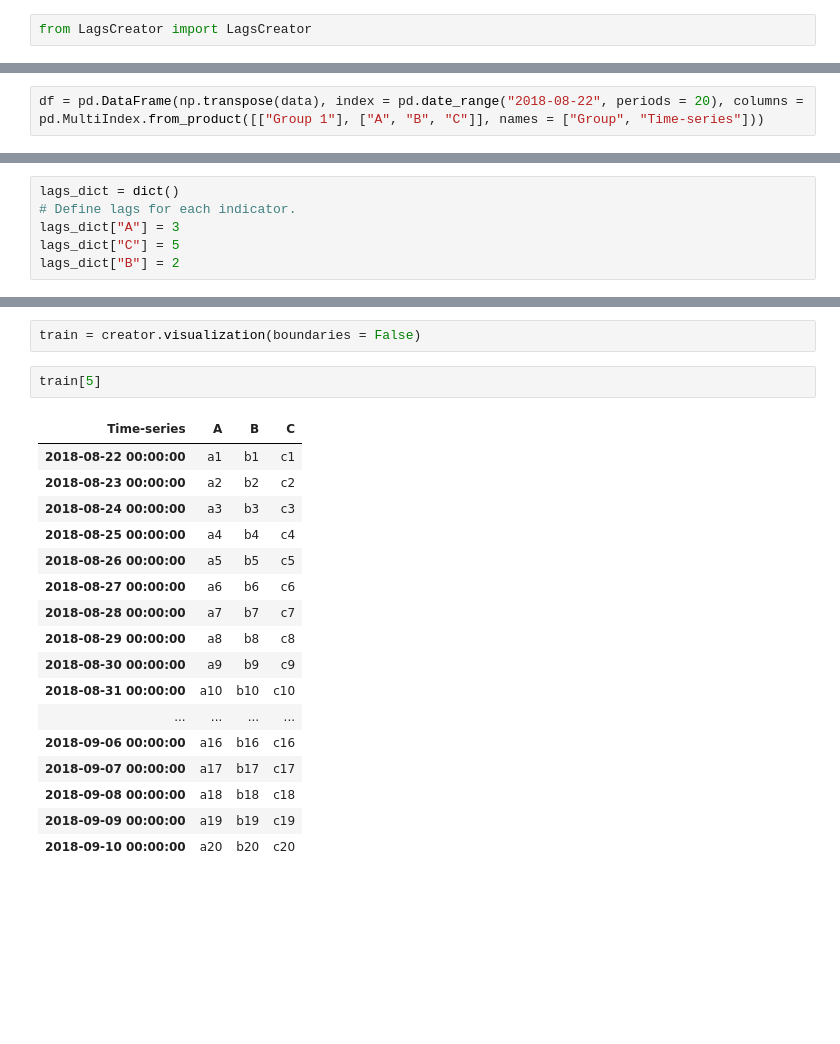
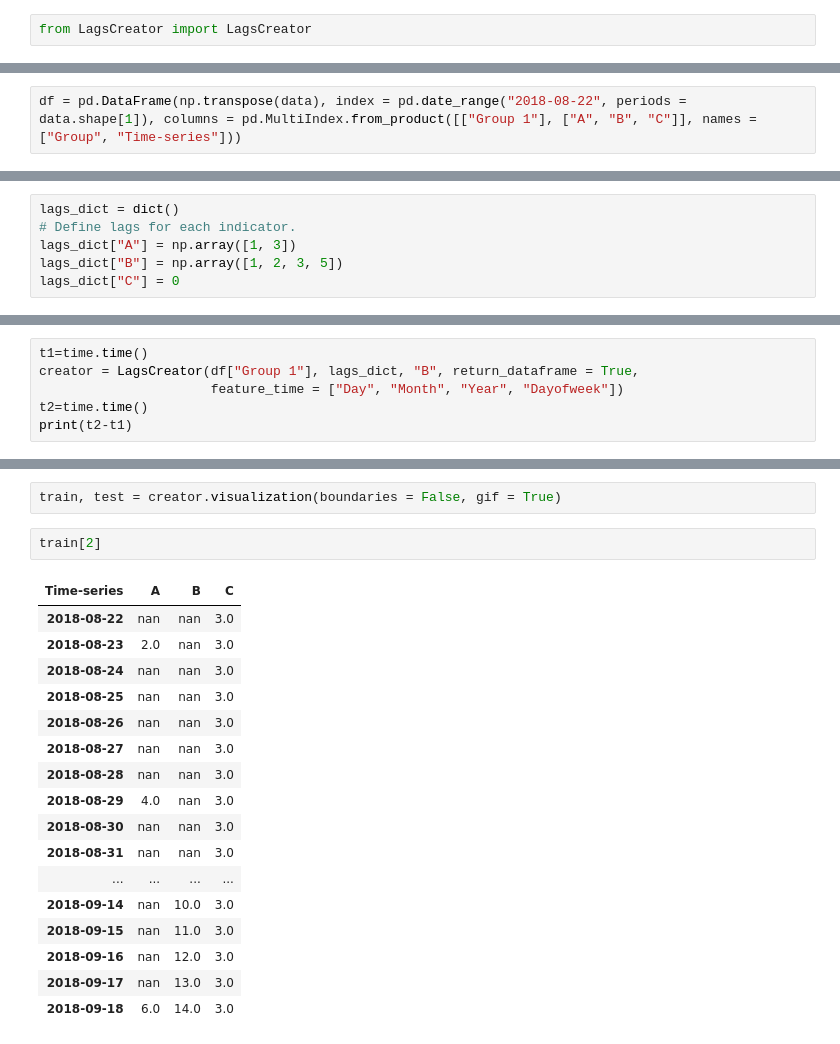
Before and after one commit to pietro-foini/ISI-WFP, a Jupyter notebook: project/packages/LagsCreator/Example.ipynb, the cells around one changed output, grey strips where cells are left out. Saved outputs shown, nothing was run; the diff lists cells and outputs as text; blank space fills up the shorter version.

```diff
--- a/project/packages/LagsCreator/Example.ipynb
+++ b/project/packages/LagsCreator/Example.ipynb
@@ -14,3 +12,3 @@ data = np.array([["a1", "a2", "a3", "a4", "a5", "a6", "a7", "a8", "a9", "a10", "
 # %%
-df = pd.DataFrame(np.transpose(data), index = pd.date_range("2018-08-22", periods = 20), columns = pd.MultiIndex.from_product([["Group 1"], ["A", "B", "C"]], names = ["Group", "Time-series"]))
+df = pd.DataFrame(np.transpose(data), index = pd.date_range("2018-08-22", periods = data.shape[1]), columns = pd.MultiIndex.from_product([["Group 1"], ["A", "B", "C"]], names = ["Group", "Time-series"]))
 # %%
@@ -37,6 +34,6 @@ df
 # %%
 lags_dict = dict()
 # Define lags for each indicator.
-lags_dict["A"] = 3
-lags_dict["C"] = 5
-lags_dict["B"] = 2
+lags_dict["A"] = np.array([1, 3])
+lags_dict["B"] = np.array([1, 2, 3, 5])
+lags_dict["C"] = 0
@@ -69,0 +40,6 @@ df
+# %%
+t1=time.time()
+creator = LagsCreator(df["Group 1"], lags_dict, "B", return_dataframe = True,
+                      feature_time = ["Day", "Month", "Year", "Dayofweek"])
+t2=time.time()
+print(t2-t1)
@@ -106,22 +87,22 @@ y_train
 # %%
-train = creator.visualization(boundaries = False)
+train, test = creator.visualization(boundaries = False, gif = True)
 # %%
-train[5]
+train[2]
 # %% [output]
 | Time-series | A | B | C |
-| 2018-08-22 00:00:00 | a1 | b1 | c1 |
-| 2018-08-23 00:00:00 | a2 | b2 | c2 |
-| 2018-08-24 00:00:00 | a3 | b3 | c3 |
-| 2018-08-25 00:00:00 | a4 | b4 | c4 |
-| 2018-08-26 00:00:00 | a5 | b5 | c5 |
-| 2018-08-27 00:00:00 | a6 | b6 | c6 |
-| 2018-08-28 00:00:00 | a7 | b7 | c7 |
-| 2018-08-29 00:00:00 | a8 | b8 | c8 |
-| 2018-08-30 00:00:00 | a9 | b9 | c9 |
-| 2018-08-31 00:00:00 | a10 | b10 | c10 |
+| 2018-08-22 | nan | nan | 3.0 |
+| 2018-08-23 | 2.0 | nan | 3.0 |
+| 2018-08-24 | nan | nan | 3.0 |
+| 2018-08-25 | nan | nan | 3.0 |
+| 2018-08-26 | nan | nan | 3.0 |
+| 2018-08-27 | nan | nan | 3.0 |
+| 2018-08-28 | nan | nan | 3.0 |
+| 2018-08-29 | 4.0 | nan | 3.0 |
+| 2018-08-30 | nan | nan | 3.0 |
+| 2018-08-31 | nan | nan | 3.0 |
 | ... | ... | ... | ... |
-| 2018-09-06 00:00:00 | a16 | b16 | c16 |
-| 2018-09-07 00:00:00 | a17 | b17 | c17 |
-| 2018-09-08 00:00:00 | a18 | b18 | c18 |
-| 2018-09-09 00:00:00 | a19 | b19 | c19 |
-| 2018-09-10 00:00:00 | a20 | b20 | c20 |
+| 2018-09-14 | nan | 10.0 | 3.0 |
+| 2018-09-15 | nan | 11.0 | 3.0 |
+| 2018-09-16 | nan | 12.0 | 3.0 |
+| 2018-09-17 | nan | 13.0 | 3.0 |
+| 2018-09-18 | 6.0 | 14.0 | 3.0 |
```
Also changed, not shown: parts of 15 cells of this notebook, 38 other files.
